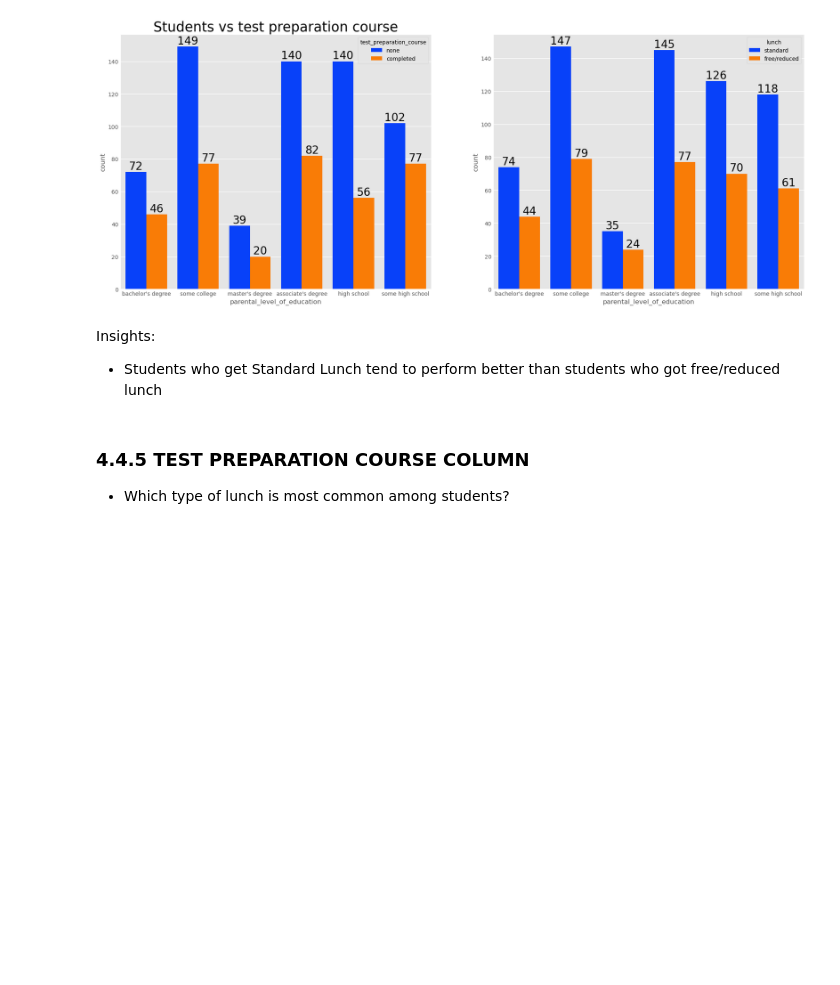
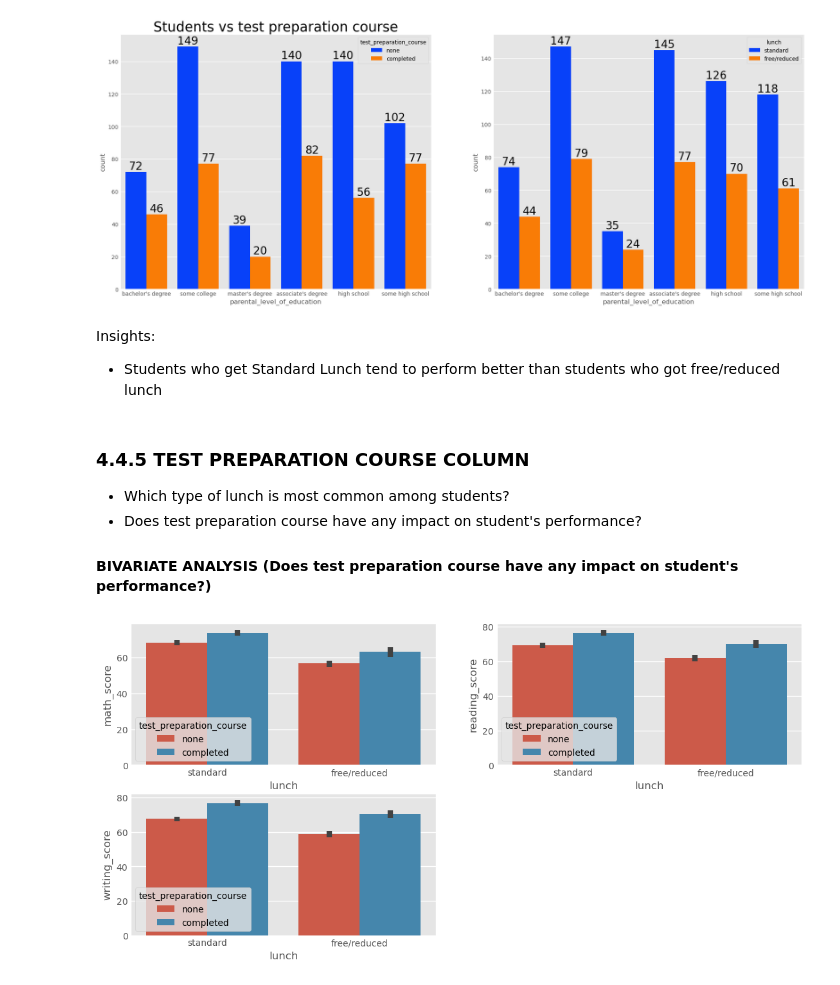
Before and after one commit to FelixTheAnalyst/mlproject, a Jupyter notebook: notebook/1 . EDA STUDENT PERFORMANCE .ipynb, the cells around one changed output. Cells and saved outputs as stored; diff of their text form; code cells hidden in the pictures; blank space fills up the shorter version.

```diff
--- a/notebook/1 . EDA STUDENT PERFORMANCE .ipynb
+++ b/notebook/1 . EDA STUDENT PERFORMANCE .ipynb
@@ -564,3 +562,17 @@ Insights:
 ### 4.4.5 TEST PREPARATION COURSE COLUMN
 
 - Which type of lunch is most common among students?
+- Does test preparation course have any impact on student's performance?
+
+#### BIVARIATE ANALYSIS (Does test preparation course have any impact on student's performance?)
+# %%
+plt.figure(figsize=(12,6))
+plt.subplot(2,2,1)
+sns.barplot(x=df['lunch'], y=df['math_score'], hue=df['test_preparation_course'])
+plt.subplot(2,2,2)
+sns.barplot(x=df['lunch'], y=df['reading_score'], hue=df['test_preparation_course'])
+plt.subplot(2,2,3)
+sns.barplot(x=df['lunch'], y=df['writing_score'], hue=df['test_preparation_course'])
+plt.show()
+# %% [output]
+[figure, added]
```
Also changed, not shown: parts of 9 cells of this notebook, 5 other files.
